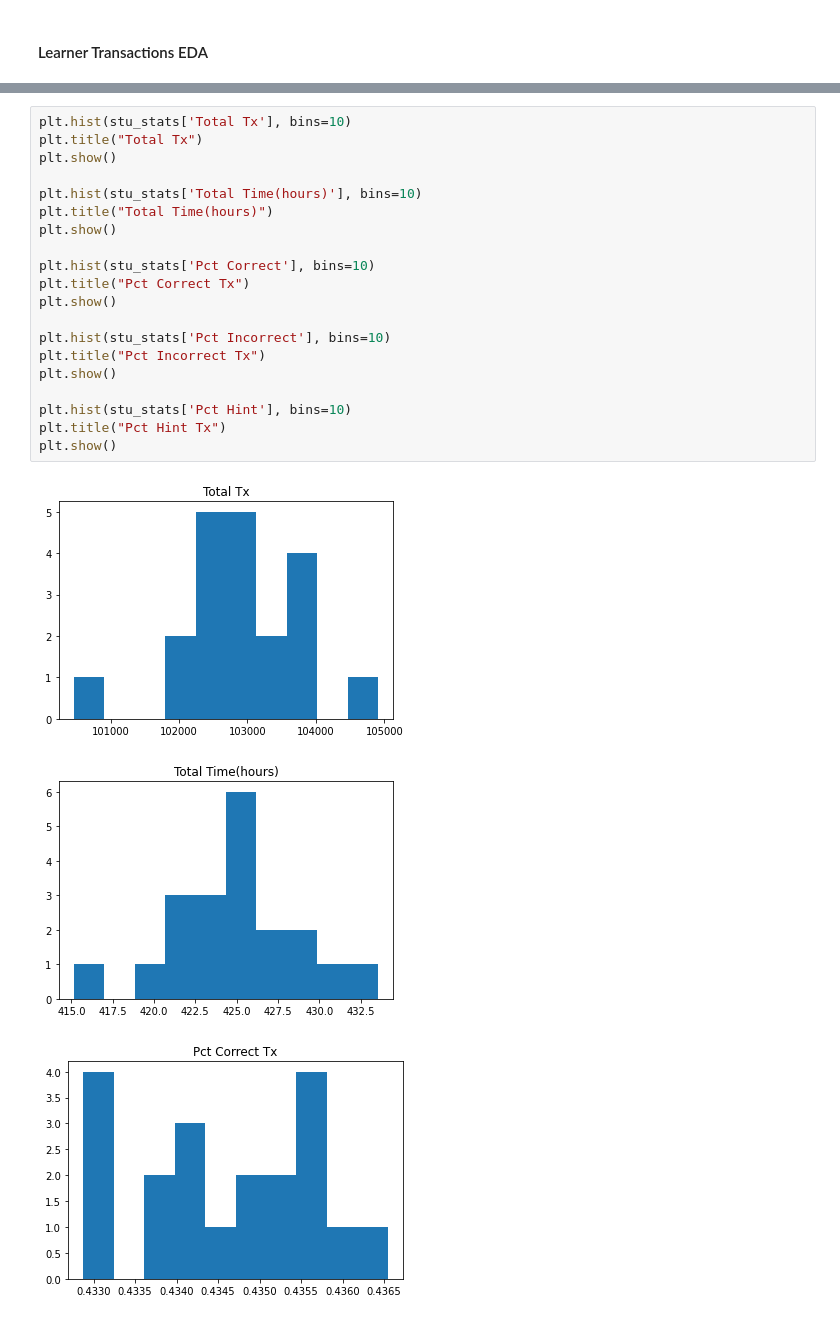
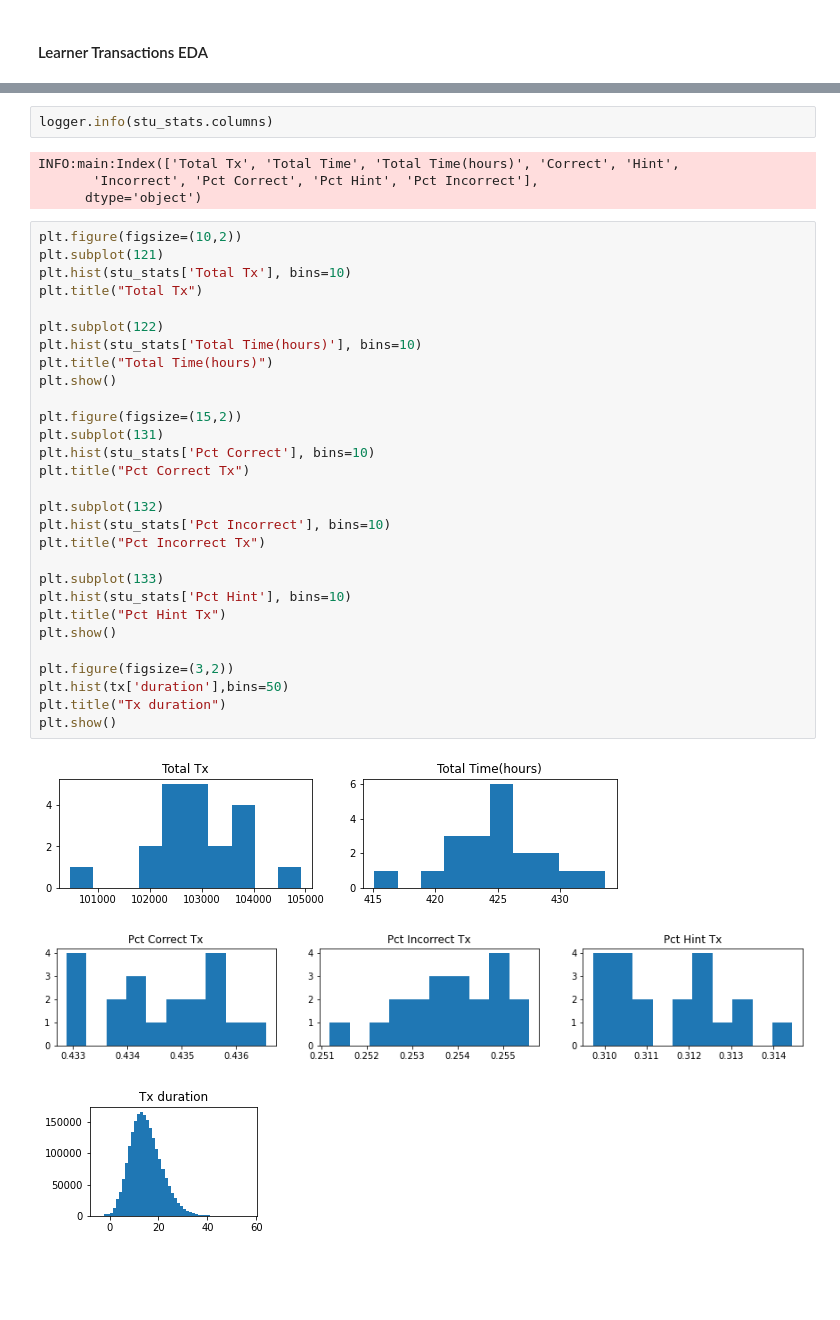
Before and after one commit to stevencdang/MotivSim, a Jupyter notebook: notebooks/SelfEfficacyLearnerTuning.ipynb, the cells around one changed output, grey strips where cells are left out. Cells and saved outputs as stored; diff of their text form; blank space fills up the shorter version.

```diff
--- a/notebooks/SelfEfficacyLearnerTuning.ipynb
+++ b/notebooks/SelfEfficacyLearnerTuning.ipynb
@@ -308,27 +311,42 @@ min      100461.000000
 max      104910.000000
 Name: Total Tx, dtype: float64
 INFO:main:(20, 9)
+# %%
+logger.info(stu_stats.columns)
+# %% [output]
+INFO:main:Index(['Total Tx', 'Total Time', 'Total Time(hours)', 'Correct', 'Hint',
+       'Incorrect', 'Pct Correct', 'Pct Hint', 'Pct Incorrect'],
+      dtype='object')
 # %%
+plt.figure(figsize=(10,2))
+plt.subplot(121)
 plt.hist(stu_stats['Total Tx'], bins=10)
 plt.title("Total Tx")
-plt.show()
 
+plt.subplot(122)
 plt.hist(stu_stats['Total Time(hours)'], bins=10)
 plt.title("Total Time(hours)")
 plt.show()
 
+plt.figure(figsize=(15,2))
+plt.subplot(131)
 plt.hist(stu_stats['Pct Correct'], bins=10)
 plt.title("Pct Correct Tx")
-plt.show()
 
+plt.subplot(132)
 plt.hist(stu_stats['Pct Incorrect'], bins=10)
 plt.title("Pct Incorrect Tx")
-plt.show()
 
+plt.subplot(133)
 plt.hist(stu_stats['Pct Hint'], bins=10)
 plt.title("Pct Hint Tx")
 plt.show()
+
+plt.figure(figsize=(3,2))
+plt.hist(tx['duration'],bins=50)
+plt.title("Tx duration")
+plt.show()
 # %% [output]
-[figure, old version]
+[figure, new version]
-[figure, old version]
+[figure, new version]
-[figure, old version]
+[figure, new version]
```
Also changed, not shown: parts of 16 cells of this notebook.
